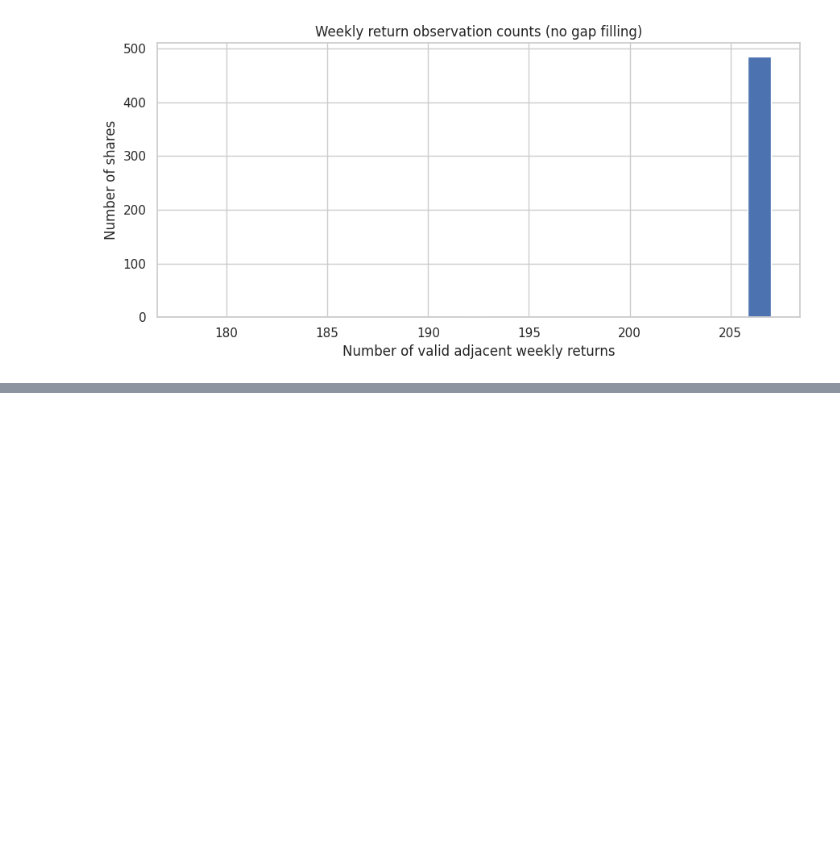
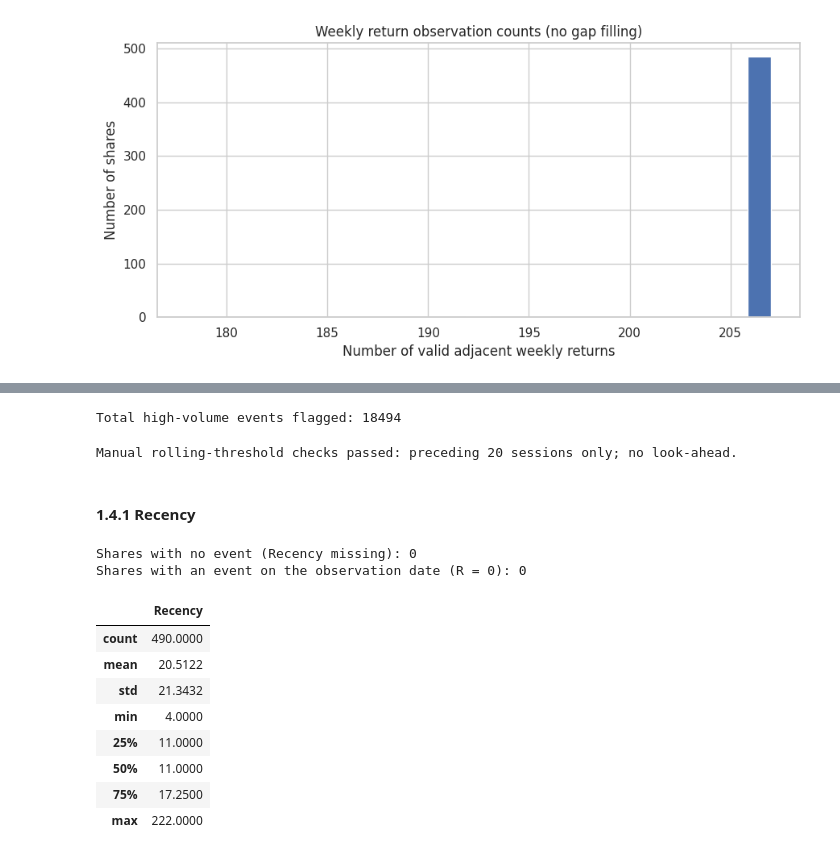
Before and after one commit to Dewdahara/CRMCM_CW1_w2054873, a Jupyter notebook: CRMCM_CW1_w2054873.ipynb, the cells around one changed output, grey strips where cells are left out. Cells and saved outputs as stored; diff of their text form; code cells hidden in the pictures; blank space fills up the shorter version.

```diff
--- a/CRMCM_CW1_w2054873.ipynb
+++ b/CRMCM_CW1_w2054873.ipynb
@@ -896,0 +915,68 @@ plt.tight_layout(); plt.show()
+# %%
+# Flag the high-volume days. A day counts as an event when its volume is more than 2 times the
+# average of the previous 20 sessions (the day being tested is left out of that average).
+vol = volume_v.loc[:observation_date]
+baseline = vol.rolling(BASE_WINDOW).mean().shift(1)
+threshold = HIGH_VOL_MULT * baseline
+event = vol > threshold
+
+print("Total high-volume events flagged:", int(event.sum().sum()))
+
+# Output:
+# 18,494 high-volume share-days are flagged across the 490 retained shares. The first 20 sessions of
+# the sample have no baseline, so no event can be flagged there.
+# The rule is rebuilt separately and tested in section 1.5.2.
+# %% [output]
+Total high-volume events flagged: 18494
+# %%
+# Check the event flags against a direct calculation for a sample of retained shares.
+assert len(vol) >= BASE_WINDOW + ACTIVITY_WINDOW
+assert baseline.loc[window_dates].notna().all().all(), "Baseline missing inside the final 60-session window"
+rng = np.random.default_rng(42)
+for t in rng.choice(event.columns, min(3, len(event.columns)), replace=False):
+    v = vol[t].to_numpy(dtype=float)
+    valid = vol[t].notna().to_numpy()
+    naive = np.zeros(len(v), dtype=bool)
+    for i in range(BASE_WINDOW, len(v)):
+        prev = v[i-BASE_WINDOW:i]
+        naive[i] = valid[i] and np.isfinite(prev).all() and v[i] > HIGH_VOL_MULT * prev.mean()
+    assert np.array_equal(naive, event[t].fillna(False).to_numpy()), f"Mismatch for {t}"
+print("Manual rolling-threshold checks passed: preceding 20 sessions only; no look-ahead.")
+# %% [output]
+Manual rolling-threshold checks passed: preceding 20 sessions only; no look-ahead.
+# %% [markdown]
+#### 1.4.1 Recency
+# %%
+# Recency: find the date of each share's latest high-volume day and count the calendar days from
+# there to the observation date. A share with no event would get a missing value, not 0.
+last_event_date = pd.to_datetime(
+    pd.Series(
+        {t: (event.index[event[t].to_numpy()].max() if event[t].any() else pd.NaT) for t in event.columns}
+    )
+)
+
+recency = (observation_date - last_event_date).dt.days
+
+print("Shares with no event (Recency missing):", int(recency.isna().sum()))
+print("Shares with an event on the observation date (R = 0):", int((recency == 0).sum()))
+display(recency.describe().to_frame("Recency"))
+
+# Output:
+# Every share had at least one high-volume day (0 missing) and none had one on 2024-12-31 (0 with R
+# = 0).
+# The smallest Recency is 4 days, the median is 11 days and the largest is 222 days (one share that
+# last spiked about 7 months before the end).
+# The median equals the 25th percentile (11) because many shares have the same latest spike date, as
+# the next chart shows.
+# %% [output]
+Shares with no event (Recency missing): 0
+Shares with an event on the observation date (R = 0): 0
+|  | Recency |
+| count | 490.0000 |
+| mean | 20.5122 |
+| std | 21.3432 |
+| min | 4.0000 |
+| 25% | 11.0000 |
+| 50% | 11.0000 |
+| 75% | 17.2500 |
+| max | 222.0000 |
```
Also changed, not shown: parts of 6 cells of this notebook.
